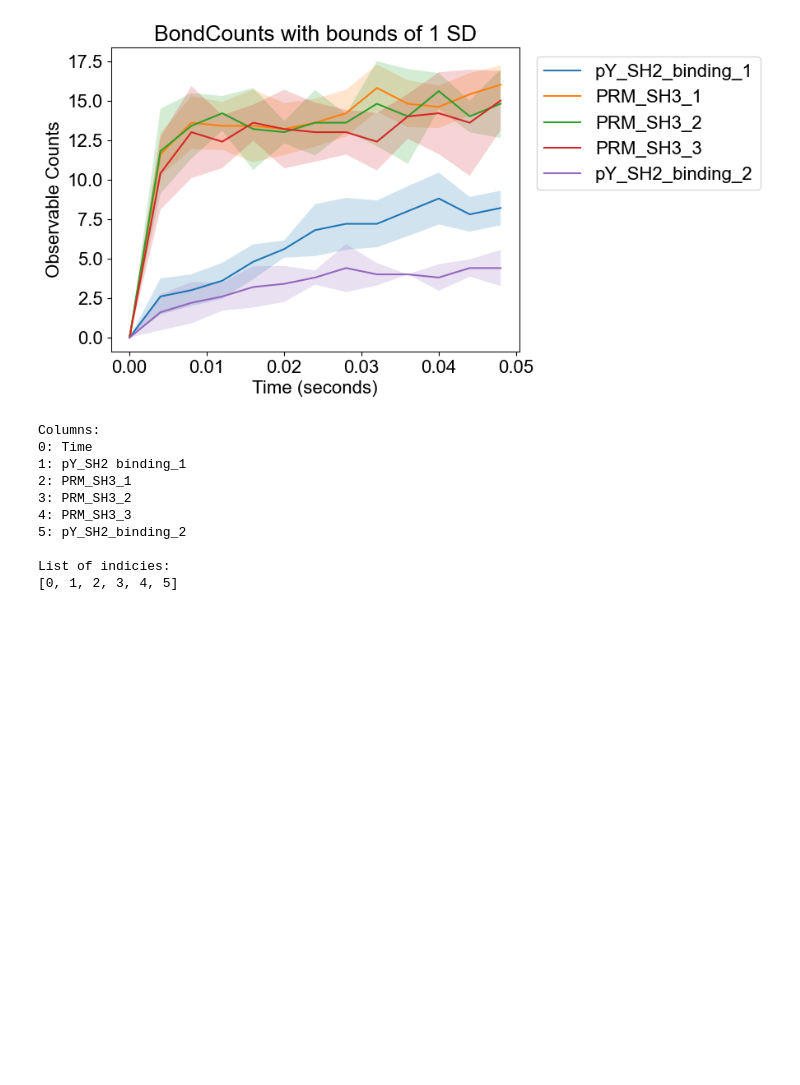
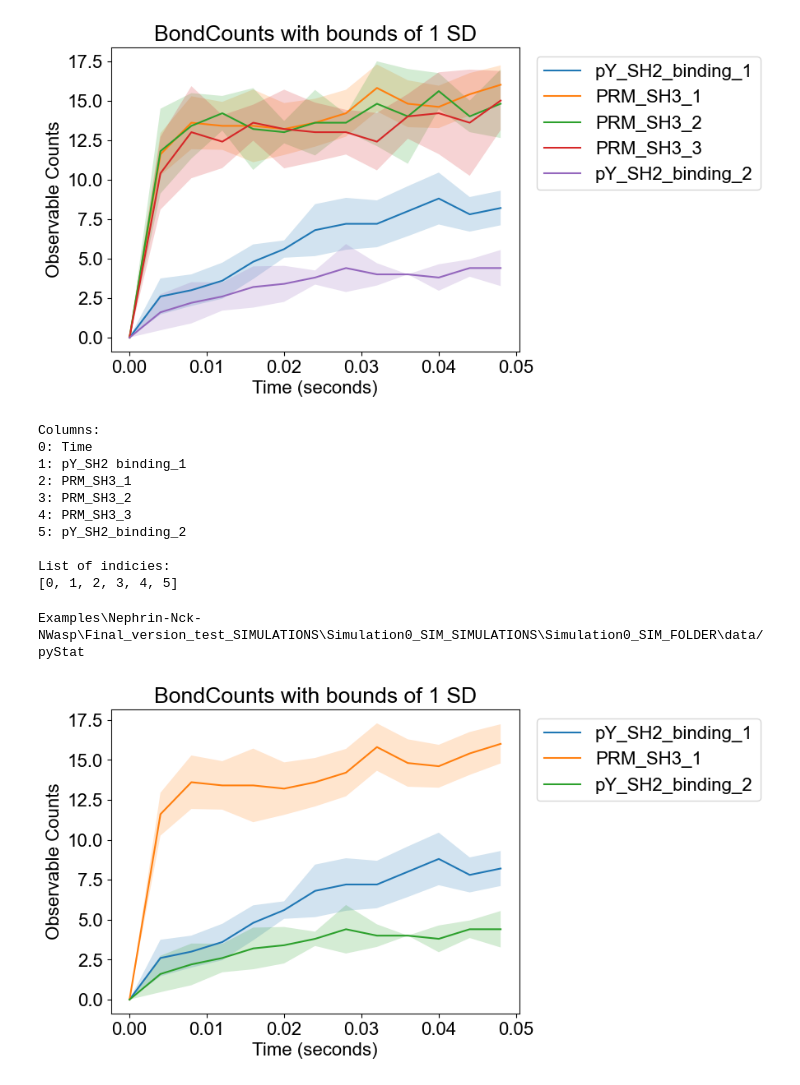
Before and after one commit to MolClustPy/SpringSaLaD-Python-Viz, a Jupyter notebook: demo.ipynb, the cells around one changed output. Drawn from its saved outputs; the diff is of its cells as text; code cells hidden in the pictures; blank space fills up the shorter version.

```diff
--- a/demo.ipynb
+++ b/demo.ipynb
@@ -53,0 +35,4 @@ StateCounts_0_4.csv                                 12.4 KB
+# %%
+#Choose a file in the data folder by giving a search term (some part of the file name) or the full file name
+path = data_file_finder(search_directory, ['data'], search_term='BondCounts', file_name=None)
+file_info(path, list_neighbors=True)
@@ -68,4 +73,10 @@ Columns:
 
 List of indicies:
 [0, 1, 2, 3, 4, 5]
+# %%
+#Select only the columns you want to see graphed
+Plotter.plot(path, [1, 2, 5])
+# %% [output]
+Examples\Nephrin-Nck-NWasp\Final_version_test_SIMULATIONS\Simulation0_SIM_SIMULATIONS\Simulation0_SIM_FOLDER\data/pyStat
+[figure, added]
 # %%
```
Also changed, not shown: parts of 12 cells of this notebook, 13 other files.
